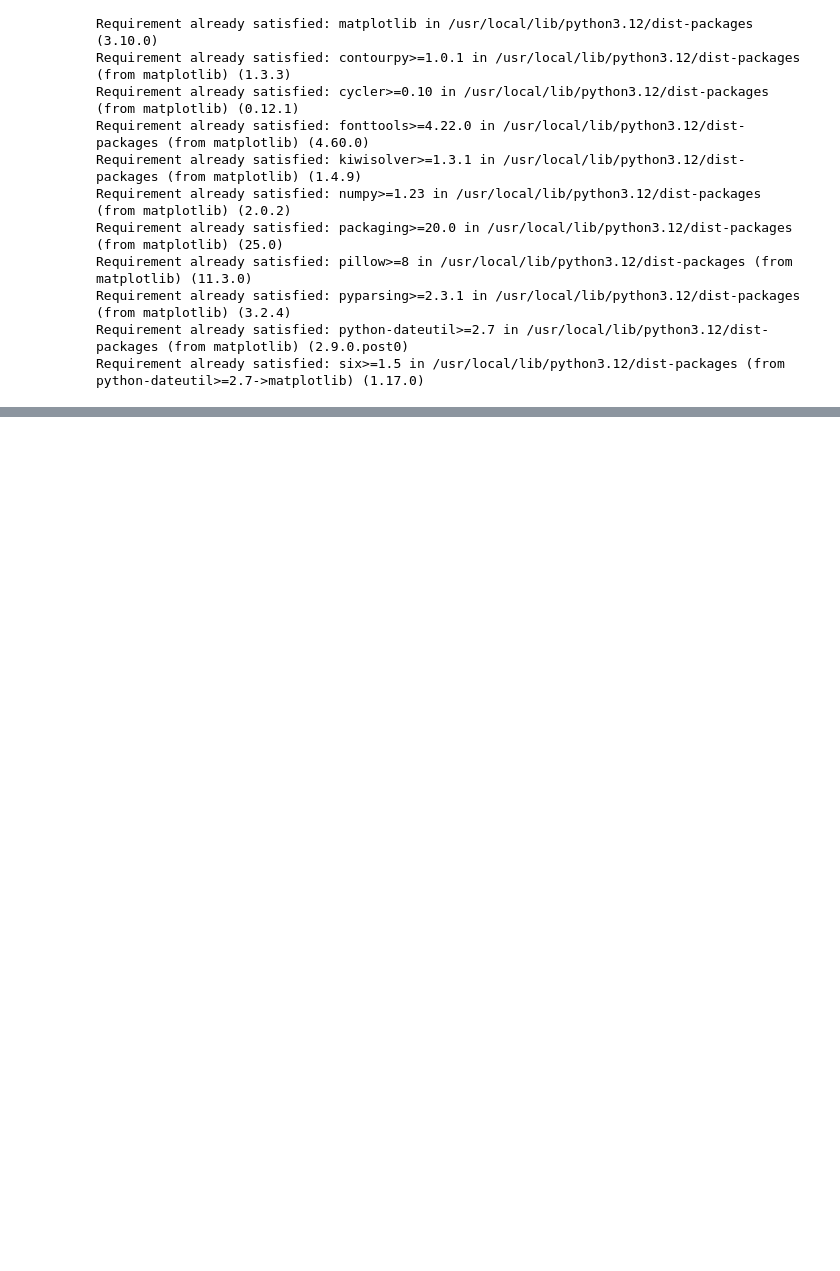
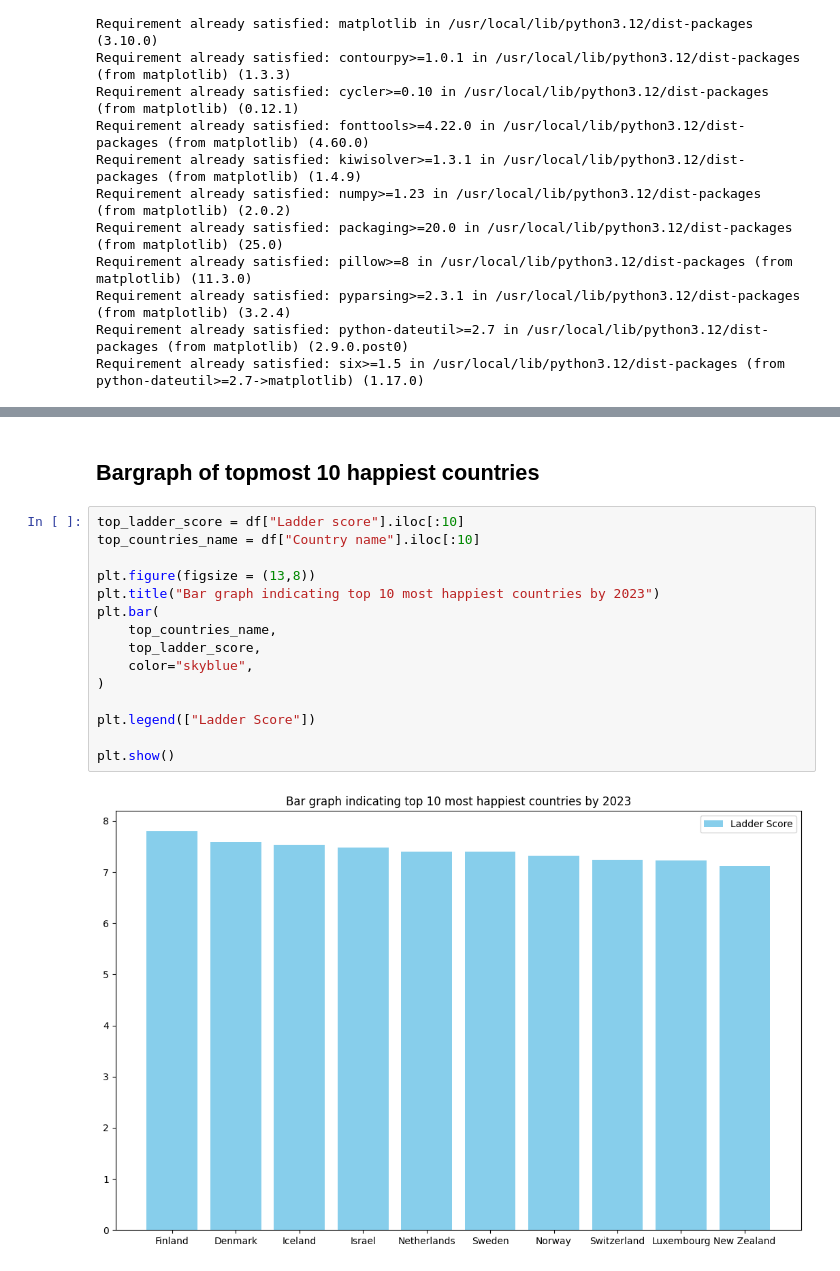
Before and after one commit to Neeschal1/Plotty, a Jupyter notebook: Mini_project.ipynb, the cells around one changed output, grey strips where cells are left out. Drawn from its saved outputs; the diff is of its cells as text; blank space fills up the shorter version.

Commit message:
Bar graphs and plot graphs included!

```diff
--- a/Mini_project.ipynb
+++ b/Mini_project.ipynb
@@ -45,0 +48,19 @@ df.iloc[:10,:]
+# %% [markdown]
+## Bargraph of topmost 10 happiest countries
+# %%
+top_ladder_score = df["Ladder score"].iloc[:10]
+top_countries_name = df["Country name"].iloc[:10]
+
+plt.figure(figsize = (13,8))
+plt.title("Bar graph indicating top 10 most happiest countries by 2023")
+plt.bar(
+    top_countries_name,
+    top_ladder_score,
+    color="skyblue",
+)
+
+plt.legend(["Ladder Score"])
+
+plt.show()
+# %% [output]
+[figure, added]
```
Also changed, not shown: parts of 5 cells of this notebook.
